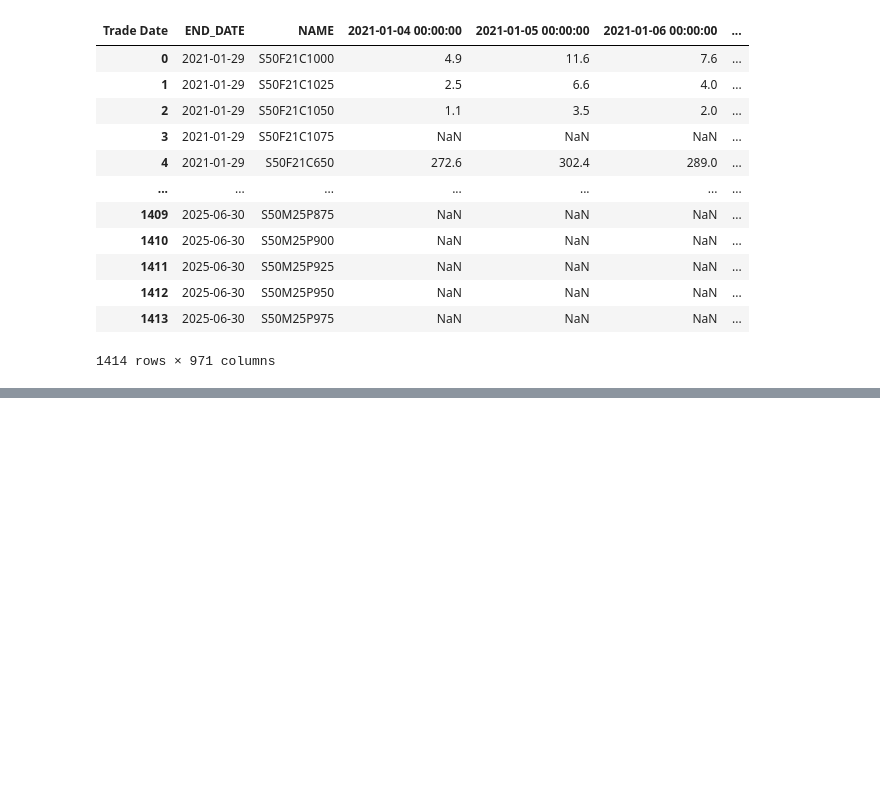
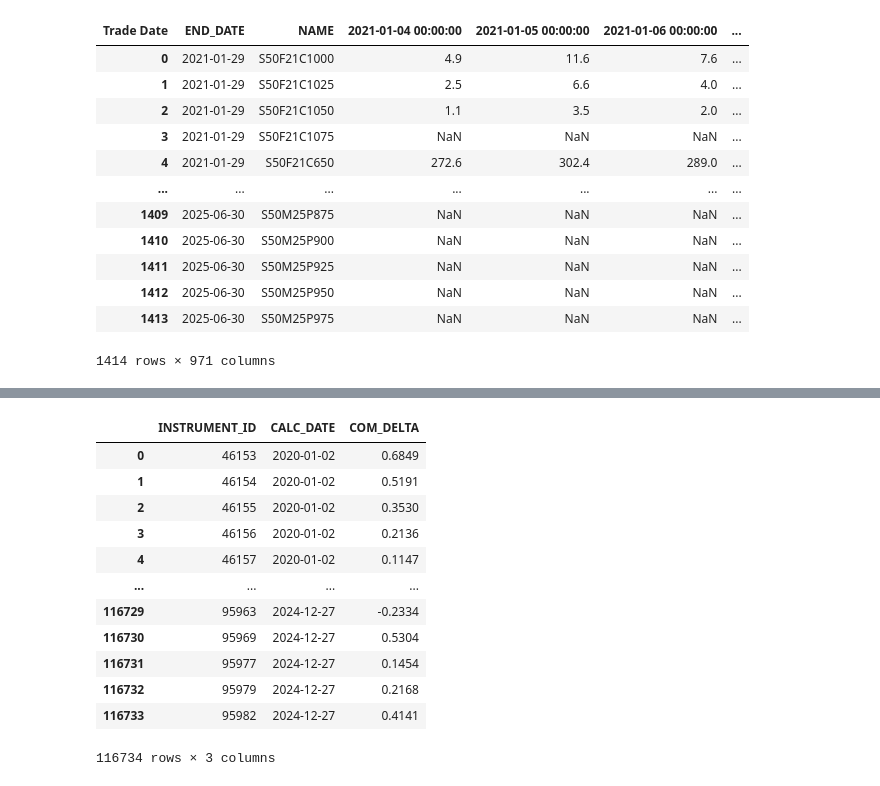
Before and after one commit to FulinQ/SET_Intern, a Jupyter notebook: SOMC/TradingData/FileHandling.ipynb, the cells around one changed output, grey strips where cells are left out. Cells and saved outputs as stored; diff of their text form; code cells hidden in the pictures; blank space fills up the shorter version.

```diff
--- a/SOMC/TradingData/FileHandling.ipynb
+++ b/SOMC/TradingData/FileHandling.ipynb
@@ -101,0 +121,19 @@ result_df
+# %%
+delta = pd.read_excel('SOMC Data SET Clear (1).xlsx', sheet_name='Risk Array')
+delta['CALC_DATE'] = pd.to_datetime(delta['CALC_DATE'], format='%Y%m%d')
+delta = delta[['INSTRUMENT_ID', 'CALC_DATE', 'COM_DELTA']]
+delta
+# %% [output]
+|  | INSTRUMENT_ID | CALC_DATE | COM_DELTA |
+| 0 | 46153 | 2020-01-02 | 0.6849 |
+| 1 | 46154 | 2020-01-02 | 0.5191 |
+| 2 | 46155 | 2020-01-02 | 0.3530 |
+| 3 | 46156 | 2020-01-02 | 0.2136 |
+| 4 | 46157 | 2020-01-02 | 0.1147 |
+| ... | ... | ... | ... |
+| 116729 | 95963 | 2024-12-27 | -0.2334 |
+| 116730 | 95969 | 2024-12-27 | 0.5304 |
+| 116731 | 95977 | 2024-12-27 | 0.1454 |
+| 116732 | 95979 | 2024-12-27 | 0.2168 |
+| 116733 | 95982 | 2024-12-27 | 0.4141 |
+116734 rows × 3 columns
```
Also changed, not shown: parts of 5 cells of this notebook, 6 other files.
